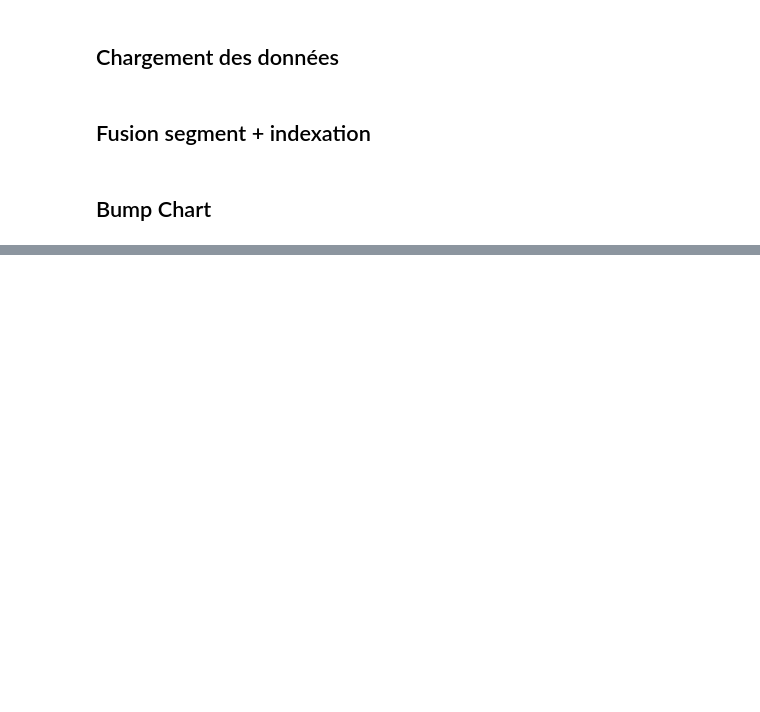
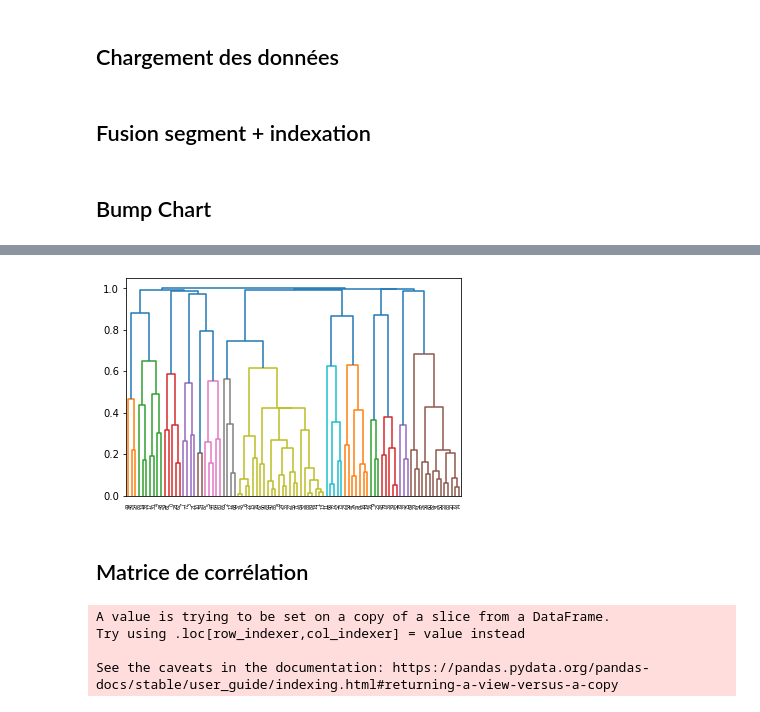
Before and after one commit to jphcoi/MADM, a Jupyter notebook: bumpchart.ipynb, the cells around one changed output, grey strips where cells are left out. Drawn from its saved outputs; the diff is of its cells as text; code cells hidden in the pictures; blank space fills up the shorter version.

Commit message:
modification to bumpchart to build spearman rank correlation matrices

```diff
--- a/bumpchart.ipynb
+++ b/bumpchart.ipynb
@@ -12,15 +15,26 @@ import plotly.graph_objects as go
 ## Chemins des fichiers
 # %%
 #a changer localement
-path_base="/home/aymeric/python-scripts/anses_medialab/datas/" #aymeric
+aymeric = "/home/aymeric/python-scripts/anses_medialab/datas/" #aymeric
+jp = 'd:/Projects/Medialab/Anses/' # Jean Philippe
 
+
+path_base = aymeric
 file_segmentation = f"{path_base}segmentation_common_freq.csv"
 
 index=f"{path_base}index_alldefault_nameexhaustive_aymeric.csv"
 
-#all_corpus = f"{path_base}all_corpus_seg_with_sdhi_PI.csv"
+all_corpus = f"{path_base}all_corpus_seg_with_sdhi_PI.csv"
 
 #twittos = f"{path_base}tweets_pesticides/500_first_twittos_on_pesticides.csv"
+
+
+
+
+path_base=''
+file_segmentation = f"{path_base}segmentation_common_freq.csv"
+
+index=f"{path_base}./indexation_results/index_alldefault_nameexhaustive_aymeric.csv"
 # %% [markdown]
 ## Chargement des données
 # %%
@@ -111,5 +164,5 @@ def interactive_bump_chart(data, which):
 
     fig.show()
 # %%
-df = ranked_element(data = df0, which="term", top_rank= 10)
+df, Z, new_df0 = ranked_element(data = df0, which="term", top_rank= 25)
 # %%
@@ -117,2 +170,18 @@ bump = interactive_bump_chart(data = df, which = "term")
 # %% [output]
 [interactive output not drawn]
+# %%
+z = Z[1]
+dendrogram(z, orientation='top');
+# %% [output]
+[figure, added]
+# %% [markdown]
+## Matrice de corrélation
+# %%
+df3 = df.loc[df["origin"] == "facebook"]
+df3['log-rank']=np.log(df3['rank'])
+t = pd.pivot_table(df3, index = "segm", columns = "term", values = "rank", fill_value=0)
+# %% [output]
+A value is trying to be set on a copy of a slice from a DataFrame.
+Try using .loc[row_indexer,col_indexer] = value instead
+
+See the caveats in the documentation: https://pandas.pydata.org/pandas-docs/stable/user_guide/indexing.html#returning-a-view-versus-a-copy
```
Also changed, not shown: parts of 12 cells of this notebook.
